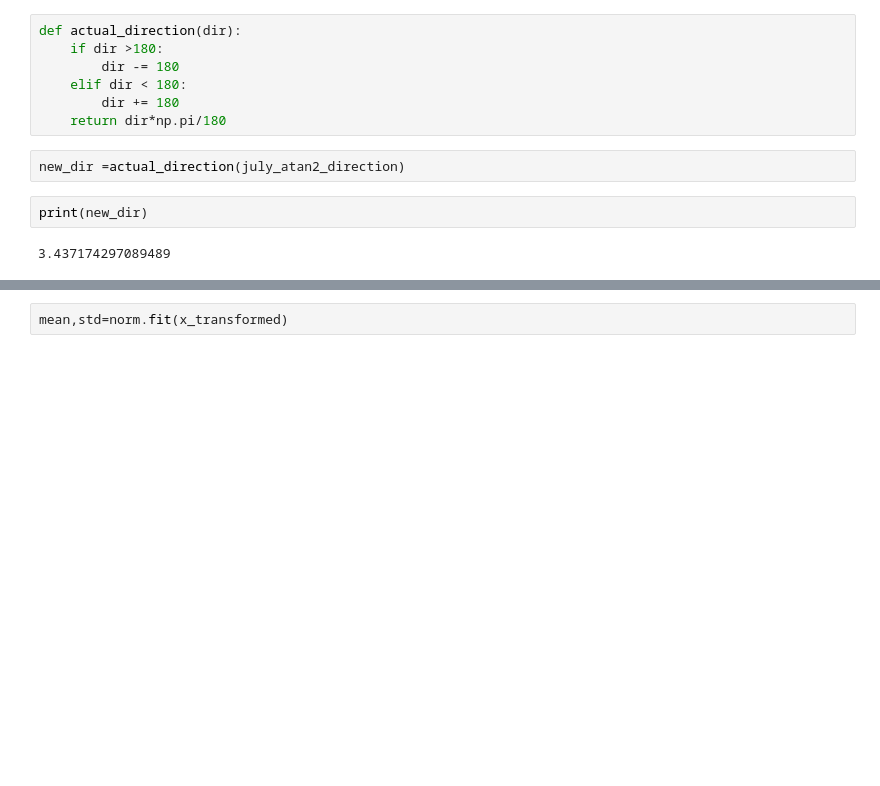
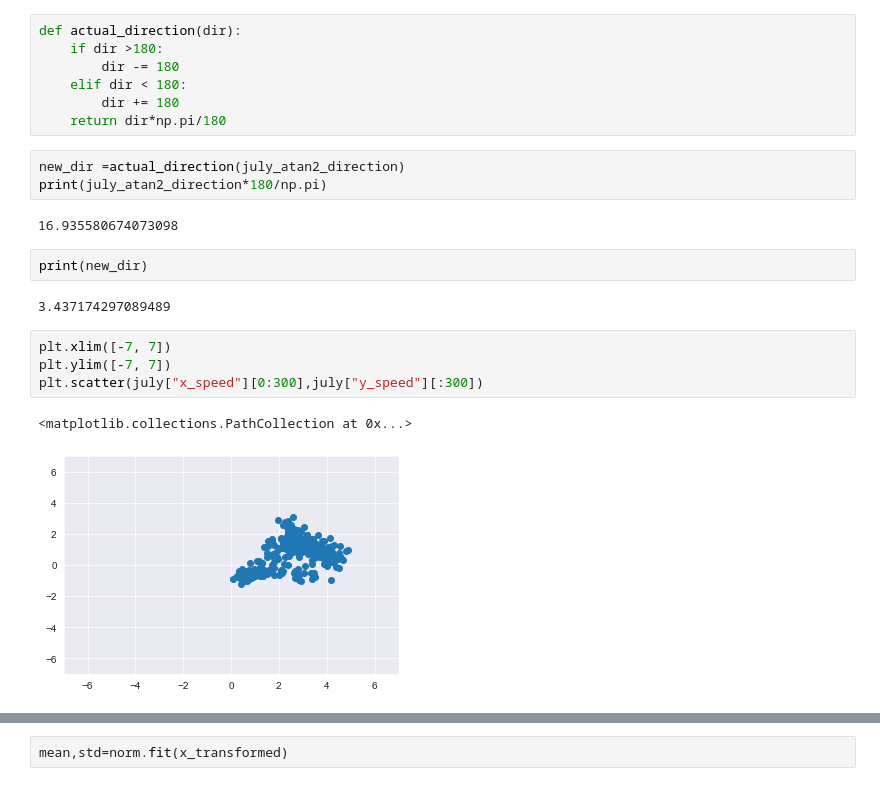
Before and after one commit to ktadgh/Air-Pollution, a Jupyter notebook: wind_distribution.ipynb, the cells around one changed output, grey strips where cells are left out. Cells and saved outputs as stored; diff of their text form; blank space fills up the shorter version.

```diff
--- a/wind_distribution.ipynb
+++ b/wind_distribution.ipynb
@@ -44,10 +54,20 @@ def actual_direction(dir):
     return dir*np.pi/180
 # %%
 new_dir =actual_direction(july_atan2_direction)
+print(july_atan2_direction*180/np.pi)
+# %% [output]
+16.935580674073098
 # %%
 print(new_dir)
 # %% [output]
 3.437174297089489
+# %%
+plt.xlim([-7, 7])
+plt.ylim([-7, 7])
+plt.scatter(july["x_speed"][0:300],july["y_speed"][:300])
+# %% [output]
+<matplotlib.collections.PathCollection at 0x...>
+[figure, added]
 # %%
 import matplotlib.pyplot as plt
 
```
Also changed, not shown: parts of 12 cells of this notebook, 1 other file.
